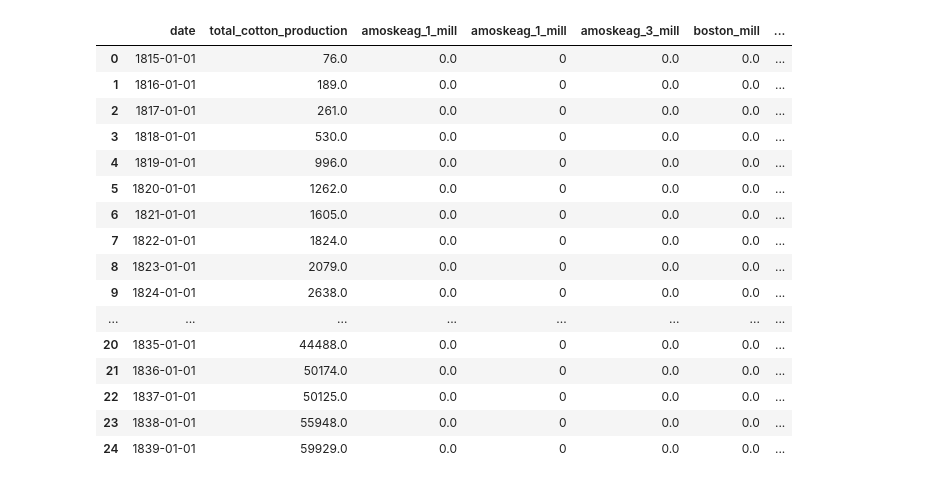
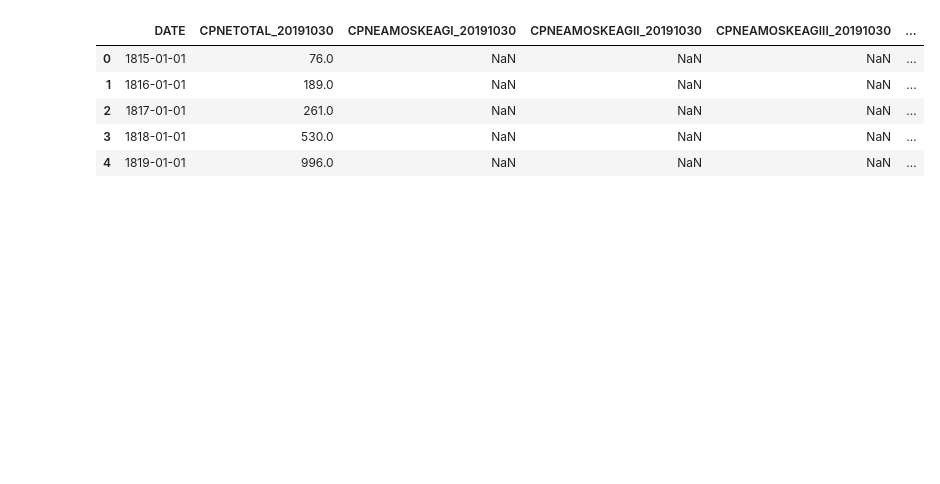
Before and after one commit to andronikmk/DS-Unit-1-Build, a Jupyter notebook: cotton_mill_data.ipynb, the cells around one changed output. Cells and saved outputs as stored; diff of their text form; code cells hidden in the pictures; blank space fills up the shorter version.

```diff
--- a/cotton_mill_data.ipynb
+++ b/cotton_mill_data.ipynb
@@ -33,4 +33,41 @@ slater_tiffany_mill = pd.read_csv('https://alfred.stlouisfed.org/graph/alfredgra
 suffolk_mill = pd.read_csv('https://alfred.stlouisfed.org/graph/alfredgraph.csv?bgcolor=%23e1e9f0&chart_type=column&drp=0&fo=open%20sans&graph_bgcolor=%23ffffff&height=450&mode=alfred&recession_bars=on&txtcolor=%23444444&ts=12&tts=12&width=748&nt=0&thu=0&trc=0&show_legend=yes&show_axis_titles=yes&show_tooltip=yes&id=CPNESUFFOLK&scale=left&cosd=1832-01-01&coed=1860-01-01&line_color=%234572a7&link_values=false&line_style=solid&mark_type=none&mw=3&lw=2&ost=-99999&oet=99999&mma=0&fml=a&fq=Annual&fam=avg&fgst=lin&fgsnd=1860-01-01&line_index=1&transformation=lin&vintage_date=2019-10-30&nd=1832-01-01')
 sutton_mill = pd.read_csv('https://alfred.stlouisfed.org/graph/alfredgraph.csv?bgcolor=%23e1e9f0&chart_type=column&drp=0&fo=open%20sans&graph_bgcolor=%23ffffff&height=450&mode=alfred&recession_bars=on&txtcolor=%23444444&ts=12&tts=12&width=748&nt=0&thu=0&trc=0&show_legend=yes&show_axis_titles=yes&show_tooltip=yes&id=CPNESUTTON&scale=left&cosd=1830-01-01&coed=1859-01-01&line_color=%234572a7&link_values=false&line_style=solid&mark_type=none&mw=3&lw=2&ost=-99999&oet=99999&mma=0&fml=a&fq=Annual&fam=avg&fgst=lin&fgsnd=1859-01-01&line_index=1&transformation=lin&vintage_date=2019-10-30&nd=1830-01-01')
 tremont_mill = pd.read_csv('https://alfred.stlouisfed.org/graph/alfredgraph.csv?bgcolor=%23e1e9f0&chart_type=column&drp=0&fo=open%20sans&graph_bgcolor=%23ffffff&height=450&mode=alfred&recession_bars=on&txtcolor=%23444444&ts=12&tts=12&width=748&nt=0&thu=0&trc=0&show_legend=yes&show_axis_titles=yes&show_tooltip=yes&id=CPNETREMONT&scale=left&cosd=1832-01-01&coed=1860-01-01&line_color=%234572a7&link_values=false&line_style=solid&mark_type=none&mw=3&lw=2&ost=-99999&oet=99999&mma=0&fml=a&fq=Annual&fam=avg&fgst=lin&fgsnd=1860-01-01&line_index=1&transformation=lin&vintage_date=2019-10-30&nd=1832-01-01')
+# %%
+# mergin all the df into one data frame with a single date column
+df1 = pd.merge(total_cotton_production, amoskeag_1_mill, how="outer")
+df2 = pd.merge(df1, amoskeag_2_mill, how="outer")
+df3 = pd.merge(df2, amoskeag_2_mill, how="outer")
+df4 = pd.merge(df3, amoskeag_3_mill, how="outer")
+df5 = pd.merge(df4, boston_mill, how="outer")
+df6 = pd.merge(df5, dwight_1_mill, how="outer")
+df7 = pd.merge(df6, dwight_2_mill, how="outer")
+df8 = pd.merge(df7, dwight_3_mill, how="outer")
+df9 = pd.merge(df8, hamilton_mill, how="outer")
+df10 = pd.merge(df9, jackson_mill, how="outer")
+df11 = pd.merge(df10, laconia_mill, how="outer")
+df12 = pd.merge(df11, lancaster_mill, how="outer")
+df13 = pd.merge(df12, lawrence_mill, how="outer")
+df14 = pd.merge(df13, lyman_1_mill, how="outer")
+df15 = pd.merge(df14, lyman_2_mill, how="outer")
+df16 = pd.merge(df15, merrimack_mill, how="outer")
+df17 = pd.merge(df16, metacomet_mill, how="outer")
+df18 = pd.merge(df17, nashua_mill, how="outer")
+df19 = pd.merge(df18, naumkeag_mill, how="outer")
+df20 = pd.merge(df19, pepperill_mill, how="outer")
+df21 = pd.merge(df20, rampo_mill, how="outer")
+df22 = pd.merge(df21, slater_mill, how="outer")
+df23 = pd.merge(df22, slater_tiffany_mill, how="outer")
+df24 = pd.merge(df23, suffolk_mill, how="outer")
+df25 = pd.merge(df24, sutton_mill, how="outer")
+df26 = pd.merge(df25, tremont_mill, how="outer")
+# %%
+df26.head()
+# %% [output]
+|  | DATE | CPNETOTAL_20191030 | CPNEAMOSKEAGI_20191030 | CPNEAMOSKEAGII_20191030 | CPNEAMOSKEAGIII_20191030 | ... |
+| 0 | 1815-01-01 | 76.0 | NaN | NaN | NaN | ... |
+| 1 | 1816-01-01 | 189.0 | NaN | NaN | NaN | ... |
+| 2 | 1817-01-01 | 261.0 | NaN | NaN | NaN | ... |
+| 3 | 1818-01-01 | 530.0 | NaN | NaN | NaN | ... |
+| 4 | 1819-01-01 | 996.0 | NaN | NaN | NaN | ... |
 # %%
@@ -56,20 +82,0 @@ df2 = df1.fillna(0)
-# %%
-df2.head(25)
-# %% [output]
-|  | date | total_cotton_production | amoskeag_1_mill | amoskeag_1_mill | amoskeag_3_mill | boston_mill | ... |
-| 0 | 1815-01-01 | 76.0 | 0.0 | 0 | 0.0 | 0.0 | ... |
-| 1 | 1816-01-01 | 189.0 | 0.0 | 0 | 0.0 | 0.0 | ... |
-| 2 | 1817-01-01 | 261.0 | 0.0 | 0 | 0.0 | 0.0 | ... |
-| 3 | 1818-01-01 | 530.0 | 0.0 | 0 | 0.0 | 0.0 | ... |
-| 4 | 1819-01-01 | 996.0 | 0.0 | 0 | 0.0 | 0.0 | ... |
-| 5 | 1820-01-01 | 1262.0 | 0.0 | 0 | 0.0 | 0.0 | ... |
-| 6 | 1821-01-01 | 1605.0 | 0.0 | 0 | 0.0 | 0.0 | ... |
-| 7 | 1822-01-01 | 1824.0 | 0.0 | 0 | 0.0 | 0.0 | ... |
-| 8 | 1823-01-01 | 2079.0 | 0.0 | 0 | 0.0 | 0.0 | ... |
-| 9 | 1824-01-01 | 2638.0 | 0.0 | 0 | 0.0 | 0.0 | ... |
-| ... | ... | ... | ... | ... | ... | ... | ... |
-| 20 | 1835-01-01 | 44488.0 | 0.0 | 0 | 0.0 | 0.0 | ... |
-| 21 | 1836-01-01 | 50174.0 | 0.0 | 0 | 0.0 | 0.0 | ... |
-| 22 | 1837-01-01 | 50125.0 | 0.0 | 0 | 0.0 | 0.0 | ... |
-| 23 | 1838-01-01 | 55948.0 | 0.0 | 0 | 0.0 | 0.0 | ... |
-| 24 | 1839-01-01 | 59929.0 | 0.0 | 0 | 0.0 | 0.0 | ... |
```
Also changed, not shown: parts of 4 cells of this notebook.
